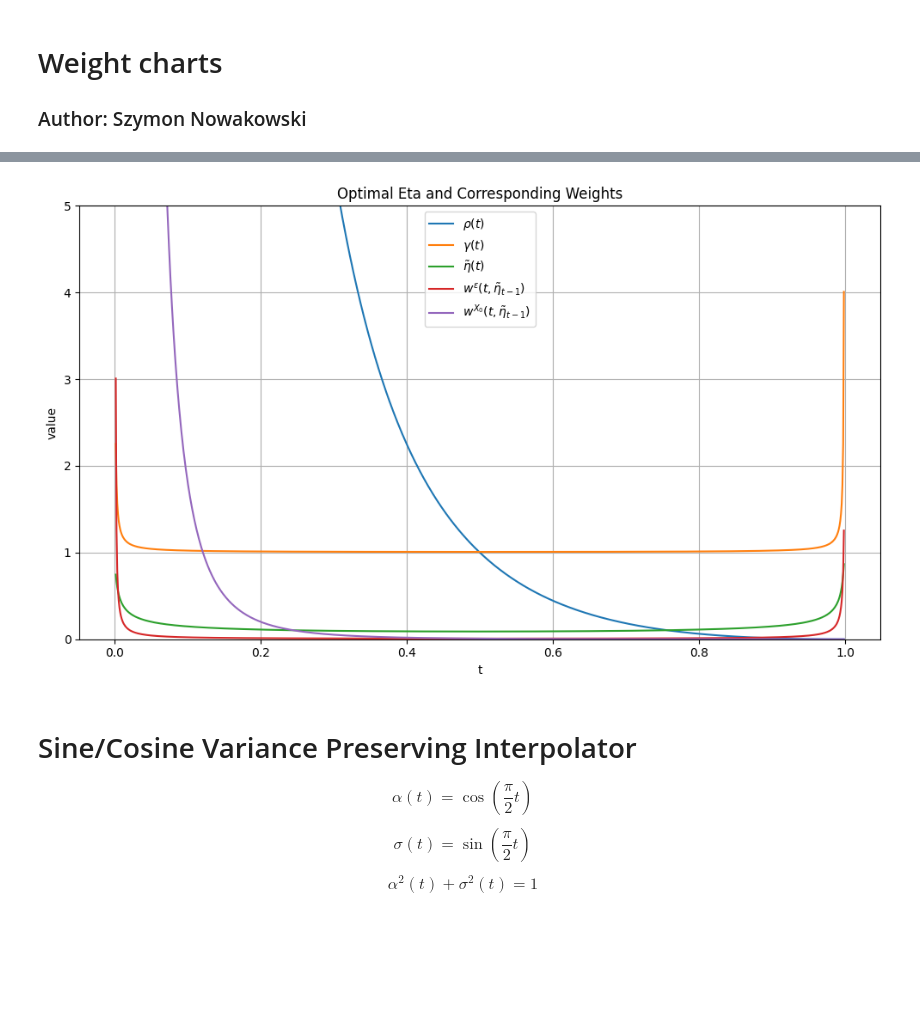
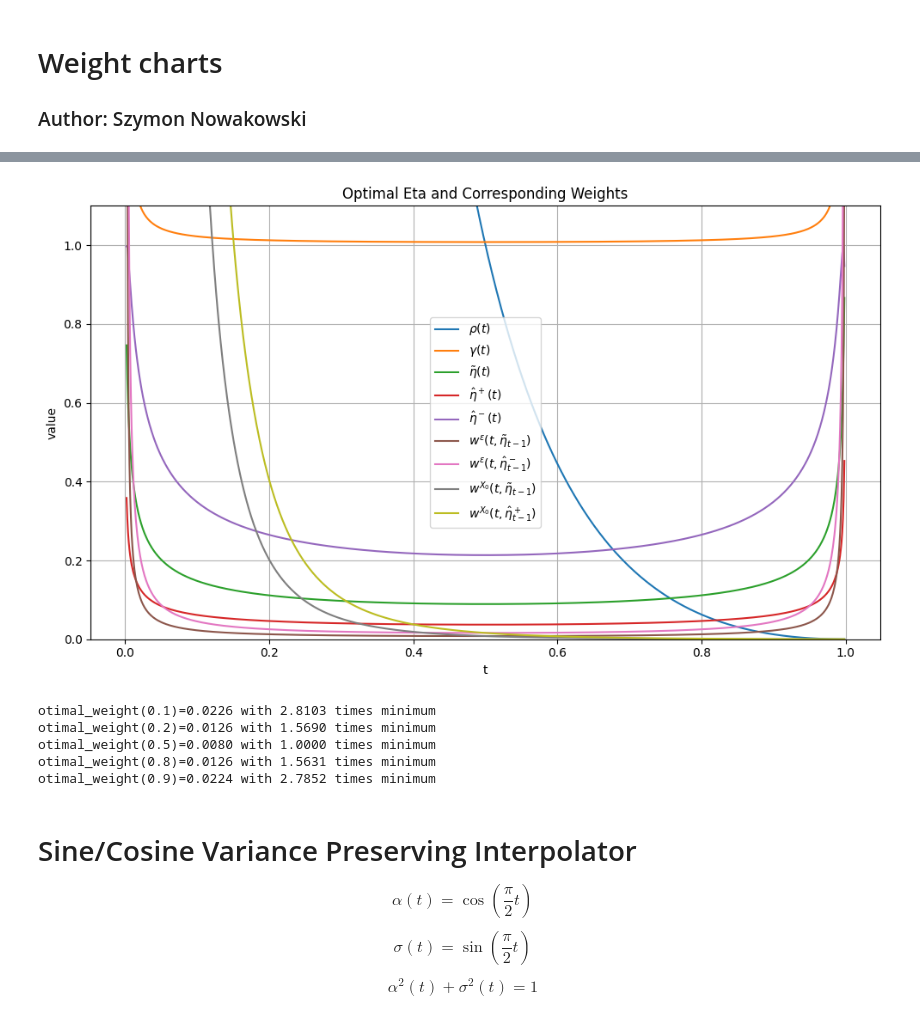
Before and after one commit to SzymonNowakowski/diffusions, a Jupyter notebook: weight_charts.ipynb, the cells around one changed output, grey strips where cells are left out. Saved outputs shown, nothing was run; the diff lists cells and outputs as text; code cells hidden in the pictures; blank space fills up the shorter version.

Commit message:
eta-twice-the-weight point added

```diff
--- a/weight_charts.ipynb
+++ b/weight_charts.ipynb
@@ -16,48 +18,62 @@ $$
 # %%
 T = 1000
 next_ind = lambda t: t+1/T
 prev_ind = lambda t: t-1/T
 alpha = lambda t: 1 - t
 sigma = lambda t: t
 
 rho = lambda t: (alpha(t)/sigma(t)) ** 2
 gamma = lambda t: rho(t)/rho(next_ind(t))
 
-optim_eta = lambda t: (1-1/gamma(t)) ** 0.5
-optim_weight = lambda t: gamma(prev_ind(t)) - 1
+eta_optim = lambda t: (1-1/gamma(t)) ** 0.5
+weight_optim = lambda t: gamma(prev_ind(t)) - 1
 weight_epsilon = lambda t, eta: rho(prev_ind(t))/eta**2 * (1/rho(prev_ind(t))**0.5 * (1-eta**2)**0.5- 1/rho(t)**0.5 )**2
 
 weight_X0 = lambda t, eta: weight_epsilon(t, eta) * rho(t)
 
+eta_twice_plus = lambda t: np.sqrt(1 - (
+    (np.sqrt(gamma(t)) + np.sqrt(gamma(t) - (2 * gamma(t) - 1) * (2 - gamma(t)))) / (2 * gamma(t) - 1)
+)**2)
+eta_twice_minus = lambda t: np.sqrt(1 - (
+    (np.sqrt(gamma(t)) - np.sqrt(gamma(t) - (2 * gamma(t) - 1) * (2 - gamma(t)))) / (2 * gamma(t) - 1)
+)**2)
+
+
+
 # Evaluation range
 ts = np.linspace(0.002, 0.998, 1000)
 
-# Compute values
-gamma_vals = gamma(ts)
-rho_vals = rho(ts)
-eta_vals = optim_eta(ts)
-#w_opt_vals = optim_weight(ts)
-w_eps_eta_vals = weight_epsilon(ts, optim_eta(prev_ind(ts)))
-w_X0_eta_vals = weight_X0(ts, optim_eta(prev_ind(ts)))
-
 # Plot
 plt.figure(figsize=(10, 6))
-plt.plot(ts, rho_vals, label=r'$\rho(t)$')
-plt.plot(ts, gamma_vals, label=r'$\gamma(t)$')
-plt.plot(ts, eta_vals, label=r'$\tilde \eta (t)$')
-#plt.plot(ts, w_opt_vals, label=r'$w_{\text{optim}}(t)$')
-plt.plot(ts, w_eps_eta_vals, label=r'$w^\epsilon(t, \tilde \eta_{t-1})$')
-plt.plot(ts, w_X0_eta_vals, label=r'$w^{X_0}(t, \tilde \eta_{t-1})$')
+plt.plot(ts, rho(ts), label=r'$\rho(t)$')
+plt.plot(ts, gamma(ts), label=r'$\gamma(t)$')
+plt.plot(ts, eta_optim(ts), label=r'$\tilde \eta (t)$')
+plt.plot(ts, eta_twice_plus(ts), label=r'$\hat \eta^+ (t)$')
+plt.plot(ts, eta_twice_minus(ts), label=r'$\hat \eta^- (t)$')
+#plt.plot(ts, weight_optim(ts), label=r'$w_{\text{optim}}(t)$')
+plt.plot(ts, weight_epsilon(ts, eta_optim(prev_ind(ts))), label=r'$w^\epsilon(t, \tilde \eta_{t-1})$')
+plt.plot(ts, weight_epsilon(ts, eta_twice_minus(prev_ind(ts))), label=r'$w^\epsilon(t, \hat \eta^-_{t-1})$')
+plt.plot(ts, weight_X0(ts, eta_optim(prev_ind(ts))), label=r'$w^{X_0}(t, \tilde \eta_{t-1})$')
+plt.plot(ts, weight_X0(ts, eta_twice_plus(prev_ind(ts))), label=r'$w^{X_0}(t, \hat \eta^+_{t-1})$')
 plt.xlabel('t')
 plt.ylabel('value')
 plt.title('Optimal Eta and Corresponding Weights')
-plt.ylim(0, 5.0)  # restrict y-axis range
+plt.ylim(0, 1.1)  # restrict y-axis range
 plt.grid(True)
 plt.legend()
 plt.tight_layout()
 plt.show()
 # %% [output]
-[figure, old version]
+[figure, new version]
+# %%
+for t in [0.1, 0.2, 0.5, 0.8, 0.9]:
+  print("otimal_weight(%.1f)=%.4f with %.4f times minimum" % (t, weight_optim(t), weight_optim(t)/weight_optim(0.5)))
+# %% [output]
+otimal_weight(0.1)=0.0226 with 2.8103 times minimum
+otimal_weight(0.2)=0.0126 with 1.5690 times minimum
+otimal_weight(0.5)=0.0080 with 1.0000 times minimum
+otimal_weight(0.8)=0.0126 with 1.5631 times minimum
+otimal_weight(0.9)=0.0224 with 2.7852 times minimum
 # %% [markdown]
 # Sine/Cosine Variance Preserving Interpolator
 
```
Also changed, not shown: parts of 4 cells of this notebook.
